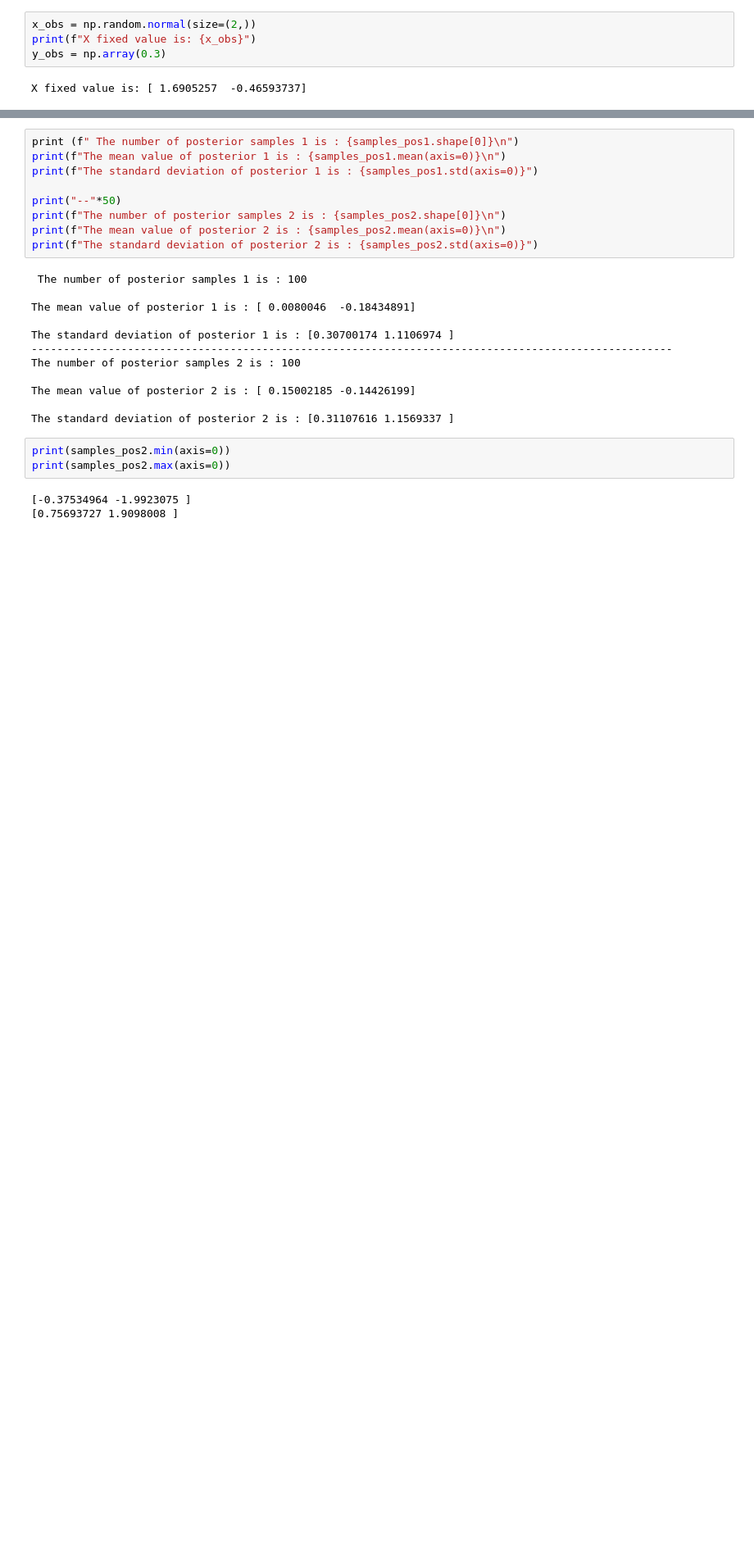
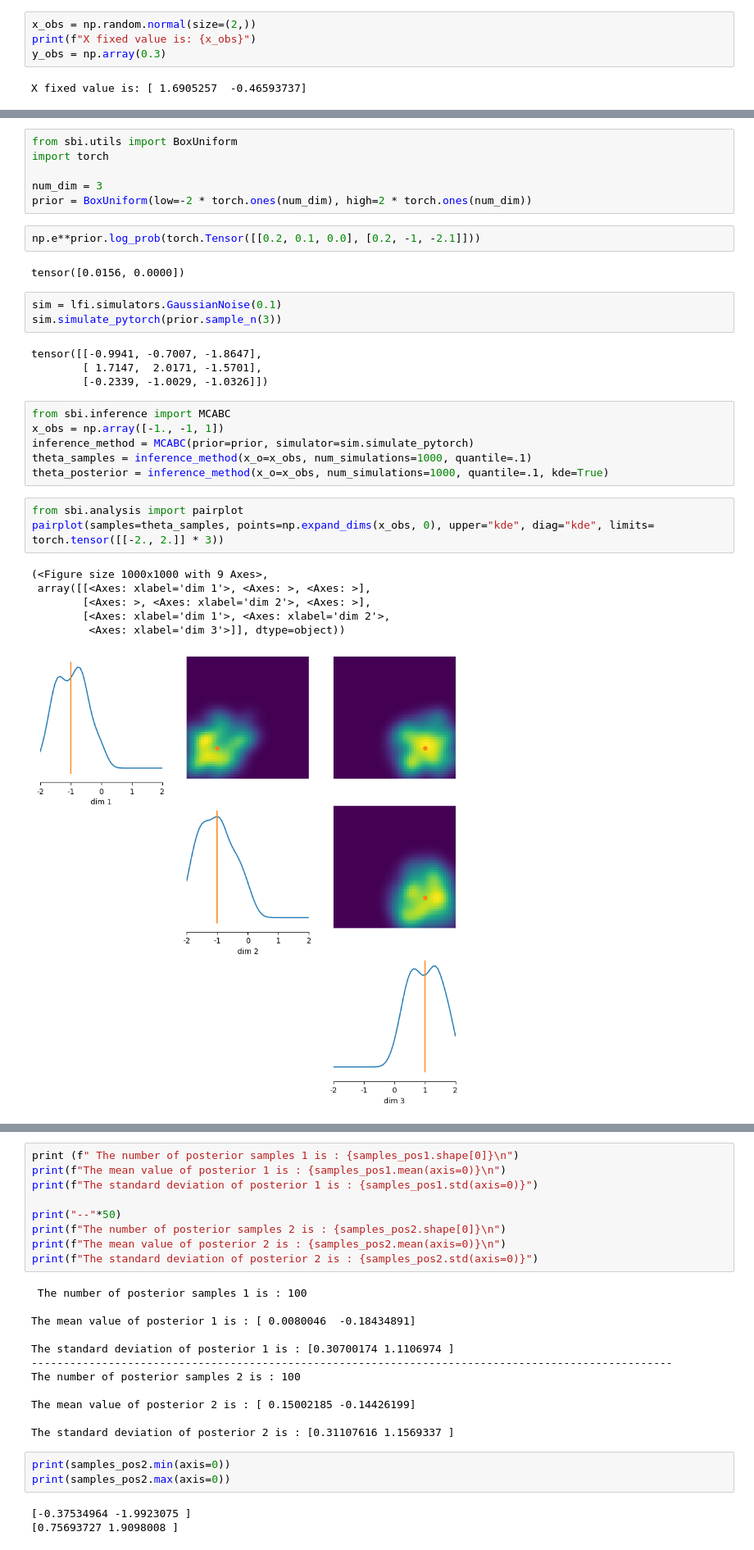
Before and after one commit to TheodoraChrysoula/sbi, a Jupyter notebook: notebooks/SBI_examples.ipynb, the cells around one changed output, grey strips where cells are left out. Shown: that part at 82% size. Drawn from its saved outputs; the diff is of its cells as text; blank space fills up the shorter version.

```diff
--- a/notebooks/SBI_examples.ipynb
+++ b/notebooks/SBI_examples.ipynb
@@ -32,0 +35,33 @@ X fixed value is: [ 1.6905257  -0.46593737]
+# %%
+from sbi.utils import BoxUniform
+import torch
+
+num_dim = 3
+prior = BoxUniform(low=-2 * torch.ones(num_dim), high=2 * torch.ones(num_dim))
+# %%
+np.e**prior.log_prob(torch.Tensor([[0.2, 0.1, 0.0], [0.2, -1, -2.1]]))
+# %% [output]
+tensor([0.0156, 0.0000])
+# %%
+sim = lfi.simulators.GaussianNoise(0.1)
+sim.simulate_pytorch(prior.sample_n(3))
+# %% [output]
+tensor([[-0.9941, -0.7007, -1.8647],
+        [ 1.7147,  2.0171, -1.5701],
+        [-0.2339, -1.0029, -1.0326]])
+# %%
+from sbi.inference import MCABC
+x_obs = np.array([-1., -1, 1])
+inference_method = MCABC(prior=prior, simulator=sim.simulate_pytorch)
+theta_samples = inference_method(x_o=x_obs, num_simulations=1000, quantile=.1)
+theta_posterior = inference_method(x_o=x_obs, num_simulations=1000, quantile=.1, kde=True)
+# %%
+from sbi.analysis import pairplot
+pairplot(samples=theta_samples, points=np.expand_dims(x_obs, 0), upper="kde", diag="kde", limits= torch.tensor([[-2., 2.]] * 3))
+# %% [output]
+(<Figure size 1000x1000 with 9 Axes>,
+ array([[<Axes: xlabel='dim 1'>, <Axes: >, <Axes: >],
+        [<Axes: >, <Axes: xlabel='dim 2'>, <Axes: >],
+        [<Axes: xlabel='dim 1'>, <Axes: xlabel='dim 2'>,
+         <Axes: xlabel='dim 3'>]], dtype=object))
+[figure, added]
```
Also changed, not shown: parts of 10 cells of this notebook, 17 other files.
